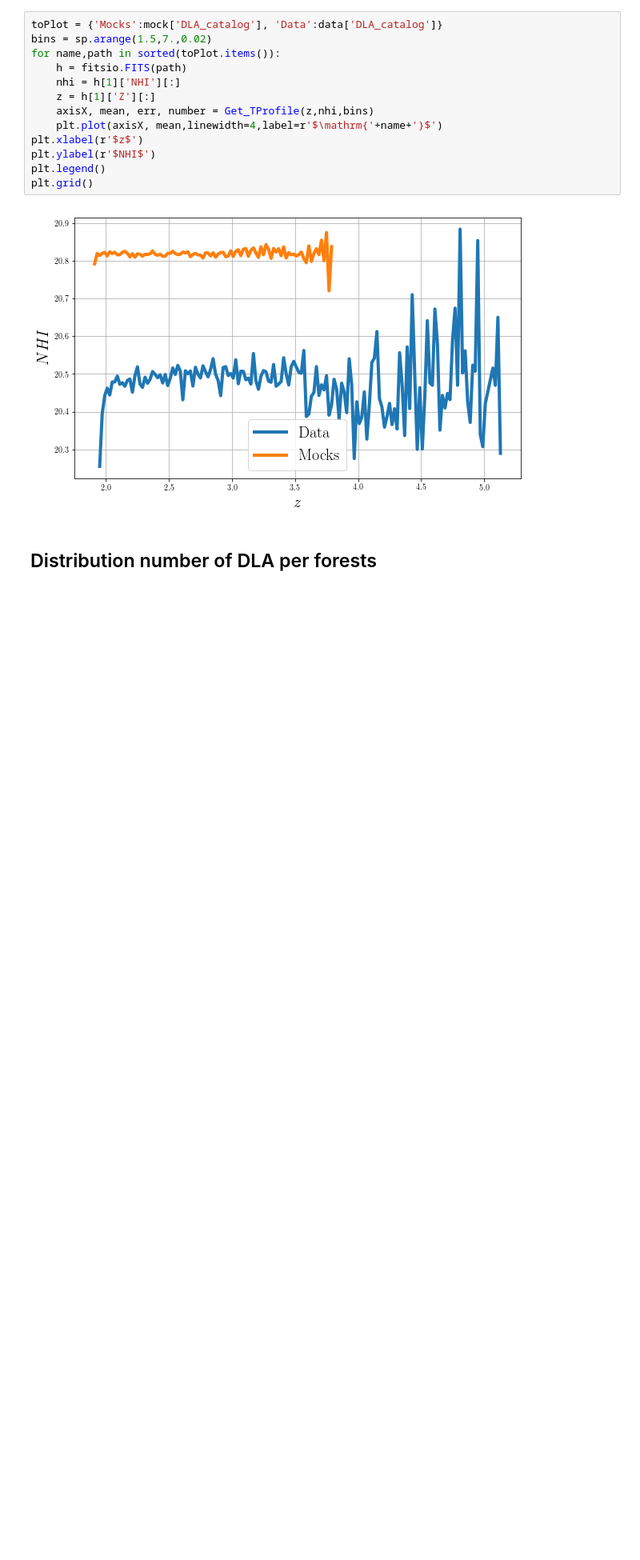
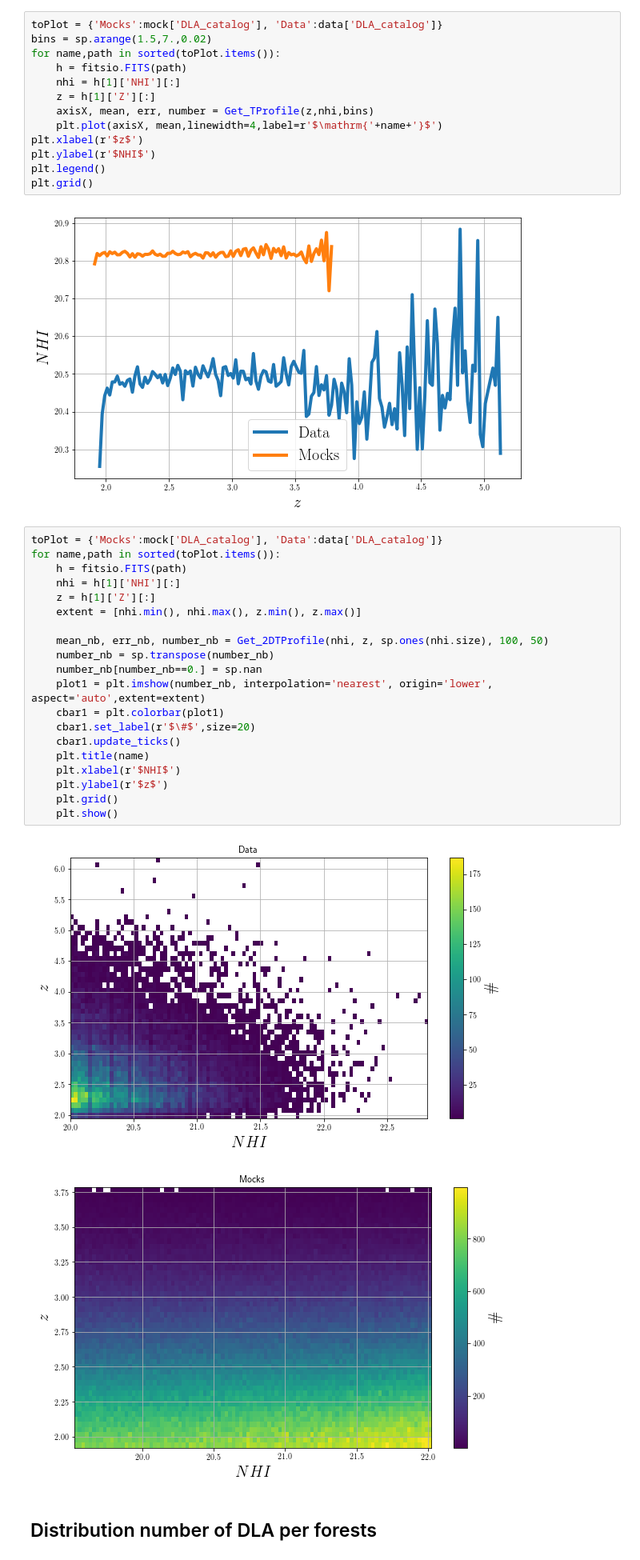
Before and after one commit to igmhub/desi_QA, a Jupyter notebook: Mocks/QA_DLA.ipynb, the cells around one changed output. Shown at 80% size. Saved outputs shown, nothing was run; the diff lists cells and outputs as text; blank space fills up the shorter version.

```diff
--- a/Mocks/QA_DLA.ipynb
+++ b/Mocks/QA_DLA.ipynb
@@ -566,6 +596,29 @@ plt.legend()
 plt.grid()
 # %% [output]
 [figure]
+# %%
+toPlot = {'Mocks':mock['DLA_catalog'], 'Data':data['DLA_catalog']}
+for name,path in sorted(toPlot.items()):
+    h = fitsio.FITS(path)
+    nhi = h[1]['NHI'][:]
+    z = h[1]['Z'][:]
+    extent = [nhi.min(), nhi.max(), z.min(), z.max()]
+
+    mean_nb, err_nb, number_nb = Get_2DTProfile(nhi, z, sp.ones(nhi.size), 100, 50)
+    number_nb = sp.transpose(number_nb)
+    number_nb[number_nb==0.] = sp.nan
+    plot1 = plt.imshow(number_nb, interpolation='nearest', origin='lower', aspect='auto',extent=extent)
+    cbar1 = plt.colorbar(plot1)
+    cbar1.set_label(r'$\#$',size=20)
+    cbar1.update_ticks()
+    plt.title(name)
+    plt.xlabel(r'$NHI$')
+    plt.ylabel(r'$z$')
+    plt.grid()
+    plt.show()
+# %% [output]
+[figure, added]
+[figure, added]
 # %% [markdown]
 ## Distribution number of DLA per forests
 # %%
```
Also changed, not shown: parts of 6 cells of this notebook.
